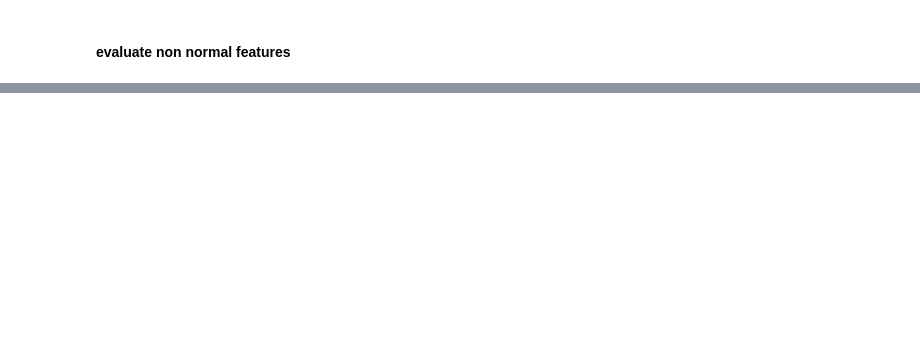
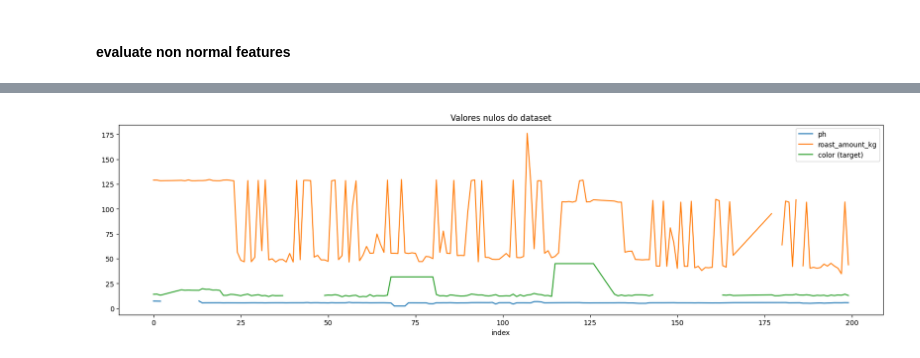
Before and after one commit to canutera/beer-color-prediction, a Jupyter notebook: notebooks/beer_color_prediction.ipynb, the cells around one changed output, grey strips where cells are left out. Saved outputs shown, nothing was run; the diff lists cells and outputs as text; code cells hidden in the pictures; blank space fills up the shorter version.

```diff
--- a/notebooks/beer_color_prediction.ipynb
+++ b/notebooks/beer_color_prediction.ipynb
@@ -168,0 +151,15 @@ array([[<Axes: title={'center': '1st_malt_amount_kg'}>,
+# %%
+df['base_amount_kg'] = df['1st_malt_amount_kg'] + df['2nd_malt_amount_kg']
+# Multiplied by 2 just offset lines a little bit
+df.roast_amount_kg = df.roast_amount_kg*2
+df['color (target)'] = df.color
+
+import matplotlib.pyplot as plt
+plt.rcParams["figure.figsize"] = (20,5)
+ax = df.sort_values('date_time').reset_index().plot(x='index', y=['ph', 'roast_amount_kg', 'color (target)'])
+ax.set(title='Valores nulos do dataset')
+
+# undo changes to dataset
+df.roast_amount_kg = df.roast_amount_kg/2
+# %% [output]
+[figure, added]
```
Also changed, not shown: parts of 9 cells of this notebook.
